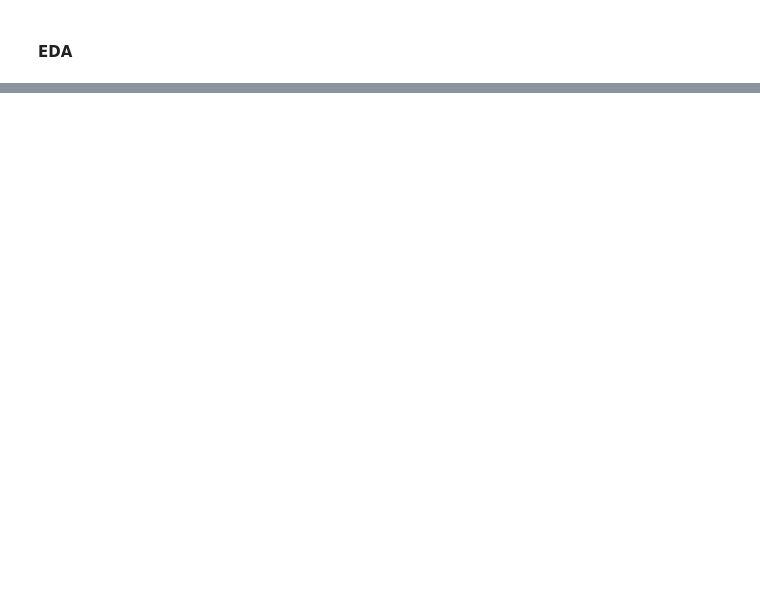
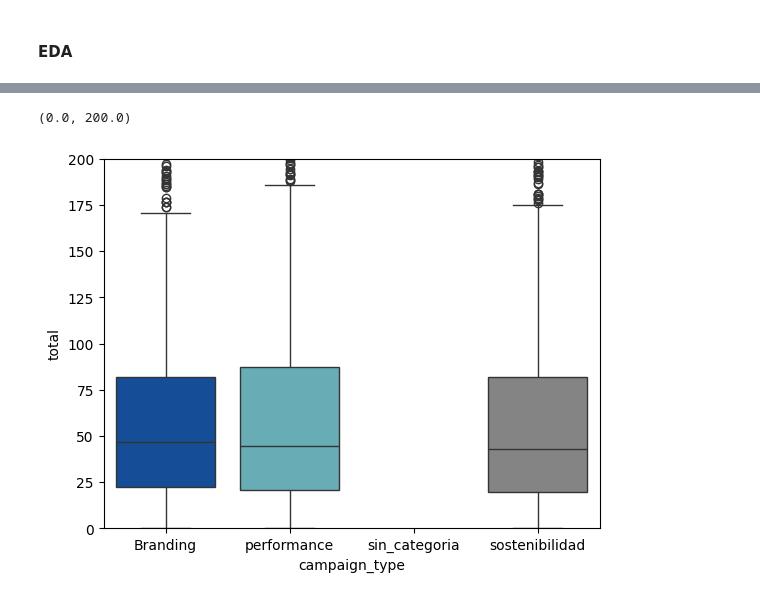
Before and after one commit to MiguelAMeloM/Miguel_DataAnalytics, a Jupyter notebook: campañas_marketing/analisis.ipynb, the cells around one changed output, grey strips where cells are left out. Saved outputs shown, nothing was run; the diff lists cells and outputs as text; code cells hidden in the pictures; blank space fills up the shorter version.

```diff
--- a/campañas_marketing/analisis.ipynb
+++ b/campañas_marketing/analisis.ipynb
@@ -481,0 +501,9 @@ rot_show()
+# %%
+df1 = (
+    df_marketing
+    .groupby(['customerid','date','campaign_type'],as_index=False)
+    [['clicks','impressions']]
+    .sum()
+    .query('impressions != 0')
+)
+df1.head()
@@ -481,0 +517,10 @@ rot_show()
+# %%
+df_fact['total'] = df_fact['cantidad'] * df_fact['precio']
+# %%
+df2 = (
+    df_fact
+    .groupby(['id_del_cliente','fecha_de_factura'],as_index=False)
+    ['total']
+    .sum()
+)
+df2.head()
@@ -481,0 +534,9 @@ rot_show()
+# %%
+df = pd.merge(
+    df1,
+    df2,
+    how = 'inner',
+    left_on = ['customerid','date'],
+    right_on = ['id_del_cliente','fecha_de_factura']
+).drop(columns=['id_del_cliente','fecha_de_factura'])
+df.head()
@@ -481,0 +566,11 @@ rot_show()
+# %%
+sns.boxplot(
+    data = df,
+    x = 'campaign_type',
+    y = 'total',
+    palette = palette
+)
+plt.ylim((0,200))
+# %% [output]
+(0.0, 200.0)
+[figure, added]
```
Also changed, not shown: parts of 17 cells of this notebook.
